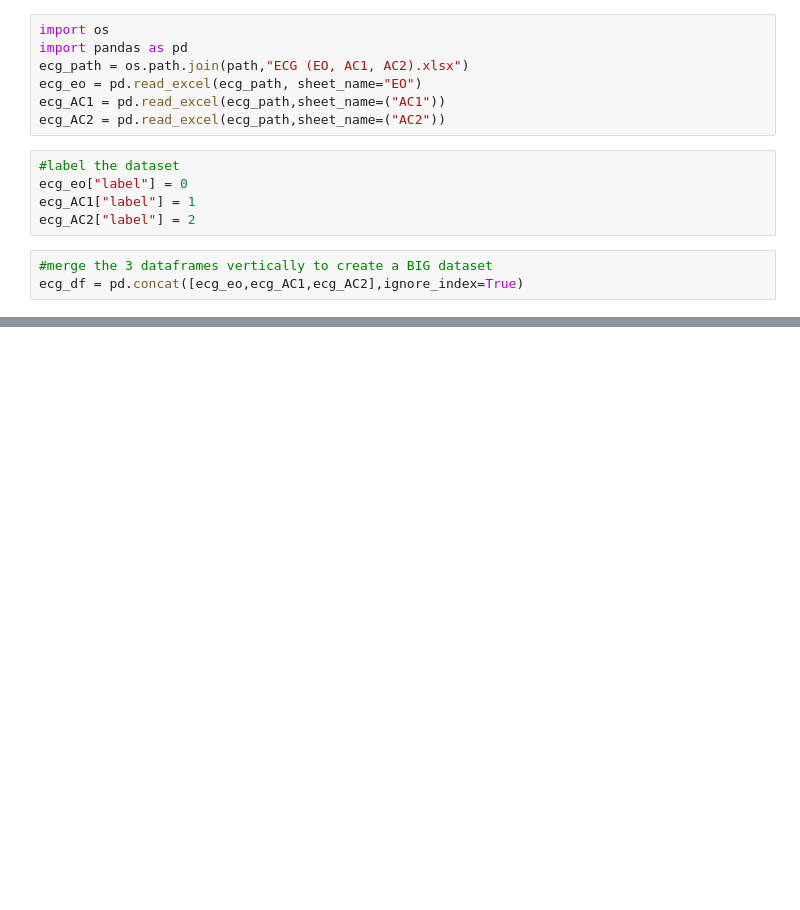
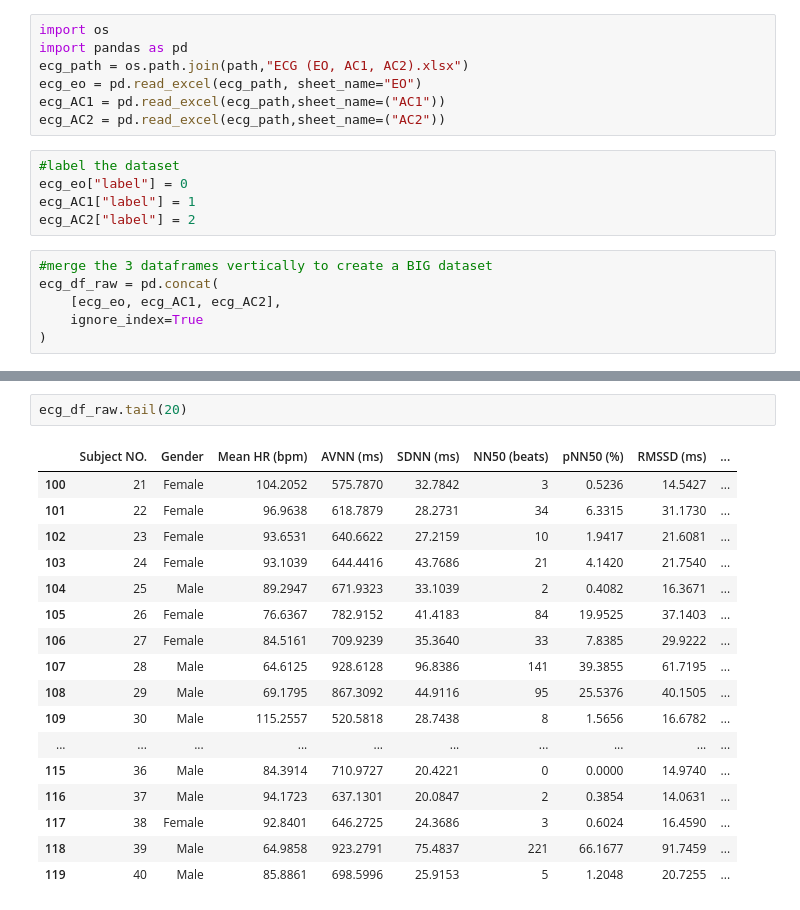
Before and after one commit to cwnorhino/ECG_STRESS_DETECTION, a Jupyter notebook: model.ipynb, the cells around one changed output, grey strips where cells are left out. Saved outputs shown, nothing was run; the diff lists cells and outputs as text; blank space fills up the shorter version.

```diff
--- a/model.ipynb
+++ b/model.ipynb
@@ -30,4 +132,7 @@ ecg_AC1["label"] = 1
 ecg_AC2["label"] = 2
 # %%
 #merge the 3 dataframes vertically to create a BIG dataset
-ecg_df = pd.concat([ecg_eo,ecg_AC1,ecg_AC2],ignore_index=True)
+ecg_df_raw = pd.concat(
+    [ecg_eo, ecg_AC1, ecg_AC2],
+    ignore_index=True
+)
@@ -36,0 +148,20 @@ ecg_df = ecg_df.drop(columns=["Subject NO."])
+# %%
+ecg_df_raw.tail(20)
+# %% [output]
+|  | Subject NO. | Gender | Mean HR (bpm) | AVNN (ms) | SDNN (ms) | NN50 (beats) | pNN50 (%) | RMSSD (ms) | ... |
+| 100 | 21 | Female | 104.2052 | 575.7870 | 32.7842 | 3 | 0.5236 | 14.5427 | ... |
+| 101 | 22 | Female | 96.9638 | 618.7879 | 28.2731 | 34 | 6.3315 | 31.1730 | ... |
+| 102 | 23 | Female | 93.6531 | 640.6622 | 27.2159 | 10 | 1.9417 | 21.6081 | ... |
+| 103 | 24 | Female | 93.1039 | 644.4416 | 43.7686 | 21 | 4.1420 | 21.7540 | ... |
+| 104 | 25 | Male | 89.2947 | 671.9323 | 33.1039 | 2 | 0.4082 | 16.3671 | ... |
+| 105 | 26 | Female | 76.6367 | 782.9152 | 41.4183 | 84 | 19.9525 | 37.1403 | ... |
+| 106 | 27 | Female | 84.5161 | 709.9239 | 35.3640 | 33 | 7.8385 | 29.9222 | ... |
+| 107 | 28 | Male | 64.6125 | 928.6128 | 96.8386 | 141 | 39.3855 | 61.7195 | ... |
+| 108 | 29 | Male | 69.1795 | 867.3092 | 44.9116 | 95 | 25.5376 | 40.1505 | ... |
+| 109 | 30 | Male | 115.2557 | 520.5818 | 28.7438 | 8 | 1.5656 | 16.6782 | ... |
+| ... | ... | ... | ... | ... | ... | ... | ... | ... | ... |
+| 115 | 36 | Male | 84.3914 | 710.9727 | 20.4221 | 0 | 0.0000 | 14.9740 | ... |
+| 116 | 37 | Male | 94.1723 | 637.1301 | 20.0847 | 2 | 0.3854 | 14.0631 | ... |
+| 117 | 38 | Female | 92.8401 | 646.2725 | 24.3686 | 3 | 0.6024 | 16.4590 | ... |
+| 118 | 39 | Male | 64.9858 | 923.2791 | 75.4837 | 221 | 66.1677 | 91.7459 | ... |
+| 119 | 40 | Male | 85.8861 | 698.5996 | 25.9153 | 5 | 1.2048 | 20.7255 | ... |
```
Also changed, not shown: parts of 13 cells of this notebook, 1 other file.
